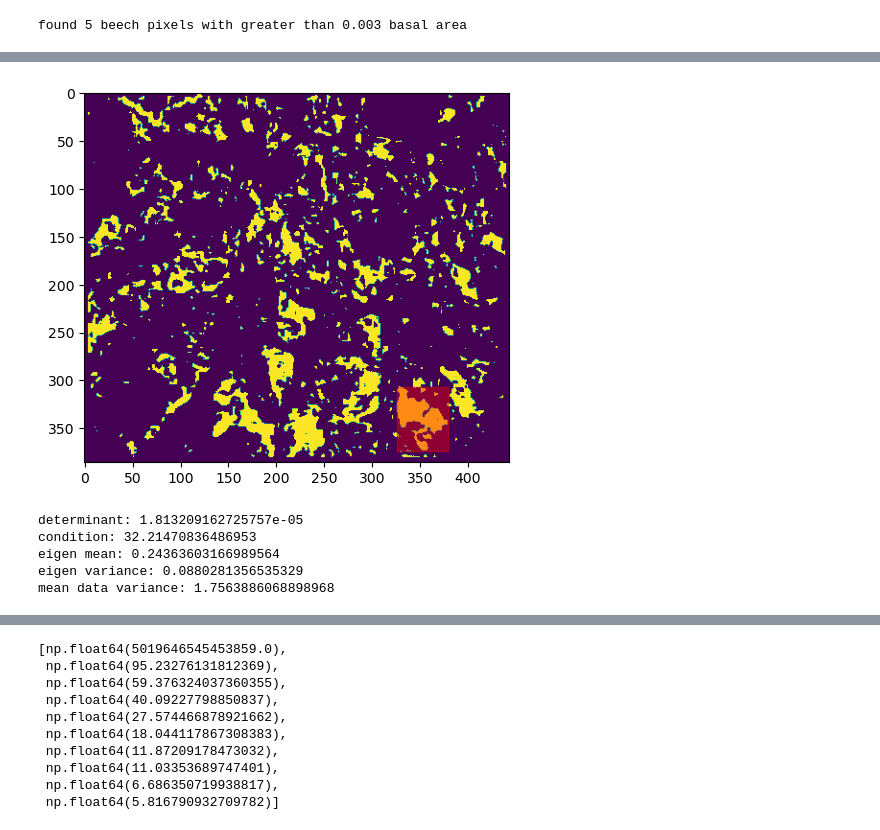
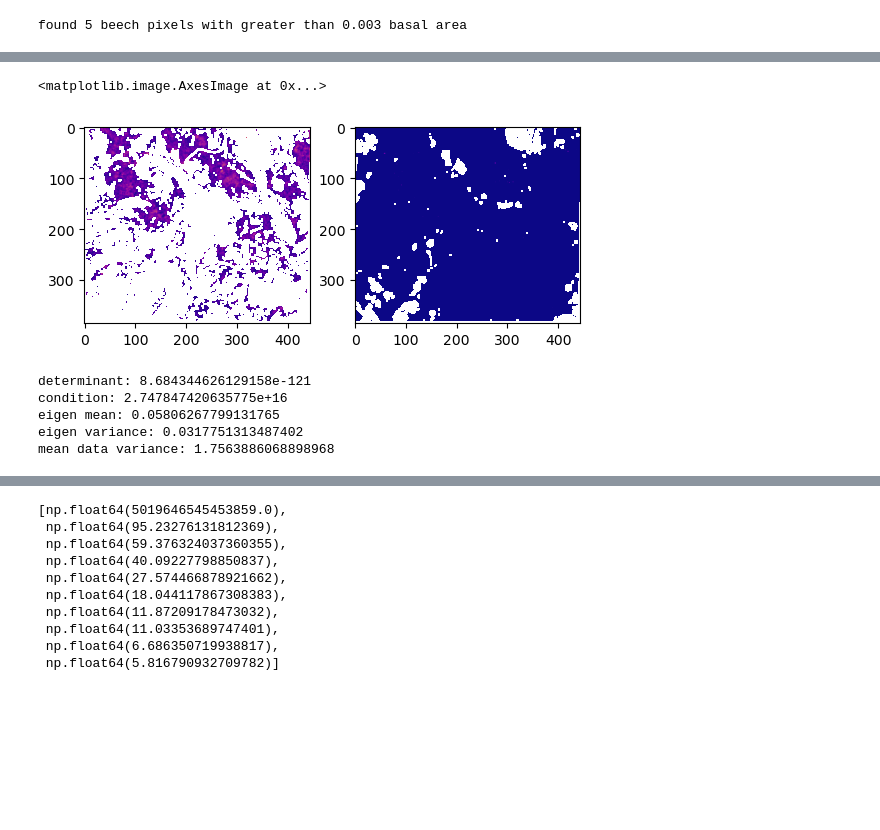
Before and after one commit to rosehanuy/beech-catskills, a Jupyter notebook: data_stack.ipynb, the cells around one changed output, grey strips where cells are left out. Saved outputs shown, nothing was run; the diff lists cells and outputs as text; code cells hidden in the pictures; blank space fills up the shorter version.

```diff
--- a/data_stack.ipynb
+++ b/data_stack.ipynb
@@ -472,2 +498,16 @@ found 5 beech pixels with greater than 0.003 basal area
+# %%
+a = mtmf_test.sel(band='mf_score').values
+b = mtmf_test.sel(band='infeas_score').values
+
+masked = np.where(a>0, a, np.nan)
+masked_infs = np.where(b<=0.09,b,np.nan)
+plt.figure()
+plt.subplot(1,2,1)
+plt.imshow(masked,cmap='plasma')
+plt.subplot(1,2,2)
+plt.imshow(masked_infs,cmap='plasma')
+# %% [output]
+<matplotlib.image.AxesImage at 0x...>
+[figure, added]
 # %%
 class MNF():
@@ -652,9 +799,7 @@ def mixture_tuned_matched_filter():
 # %%
 
 
-noise_region = get_noise_region(mnf_1.data,30)
+noise_region, _ = get_noise_region(roi1.mnf_input.values,30)
-# %% [output]
-[figure, removed]
 # %%
 def estimate_noise(image):
     noise = np.zeros_like(image)
@@ -681,10 +826,11 @@ def get_noise_cov_matrix(noise_matrix):
 
     return cov
 # %%
-data = mnf_1.data[16:21,:,:]
+#data = mnf_1.data[16:21,:,:]
+data = roi1.mnf_input.values
 
 # make noise matrix
-noise_matrix = estimate_noise(noise_region[16:21,:,:])
+noise_matrix = estimate_noise(noise_region)
 n_cov_matrix = get_noise_cov_matrix(noise_matrix)
 
 # check stability of noise covariance matrix
@@ -693,16 +839,16 @@ condition = np.linalg.cond(n_cov_matrix) # should be below 10e7
 
 eigvals = np.linalg.eigvals(n_cov_matrix)
 
-data_variance = np.nanvar(mnf_1.data, axis=(1,2))  # Variance across spatial dimensions
+data_variance = np.nanvar(data, axis=(1,2))  # Variance across spatial dimensions
 mean_data_variance = np.mean(data_variance)
 mean_data_variance
 
 print(f'determinant: {determinant}\ncondition: {condition}\neigen mean: {np.mean(eigvals)}\neigen variance: {np.var(eigvals)}\nmean data variance: {mean_data_variance}')
 # %% [output]
-determinant: 1.813209162725757e-05
-condition: 32.21470836486953
-eigen mean: 0.24363603166989564
-eigen variance: 0.0880281356535329
+determinant: 8.684344626129158e-121
+condition: 2.747847420635775e+16
+eigen mean: 0.05806267799131765
+eigen variance: 0.0317751313487402
 mean data variance: 1.7563886068898968
 # %%
 # whiten data
```
Also changed, not shown: parts of 12 cells of this notebook.
